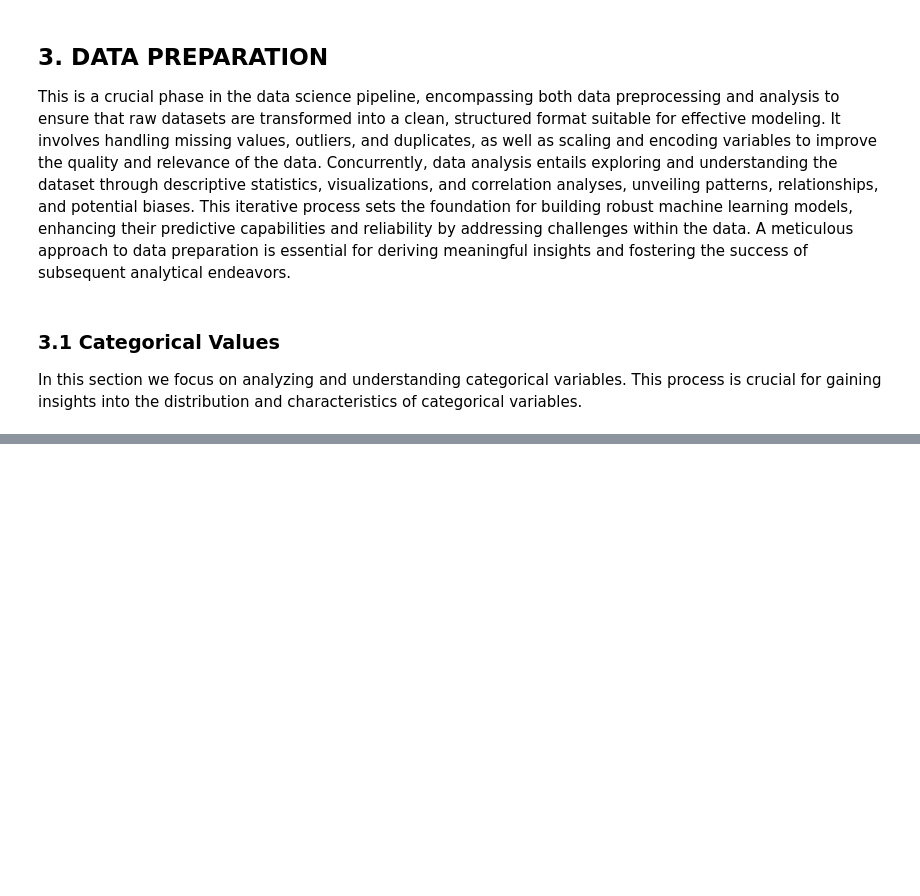
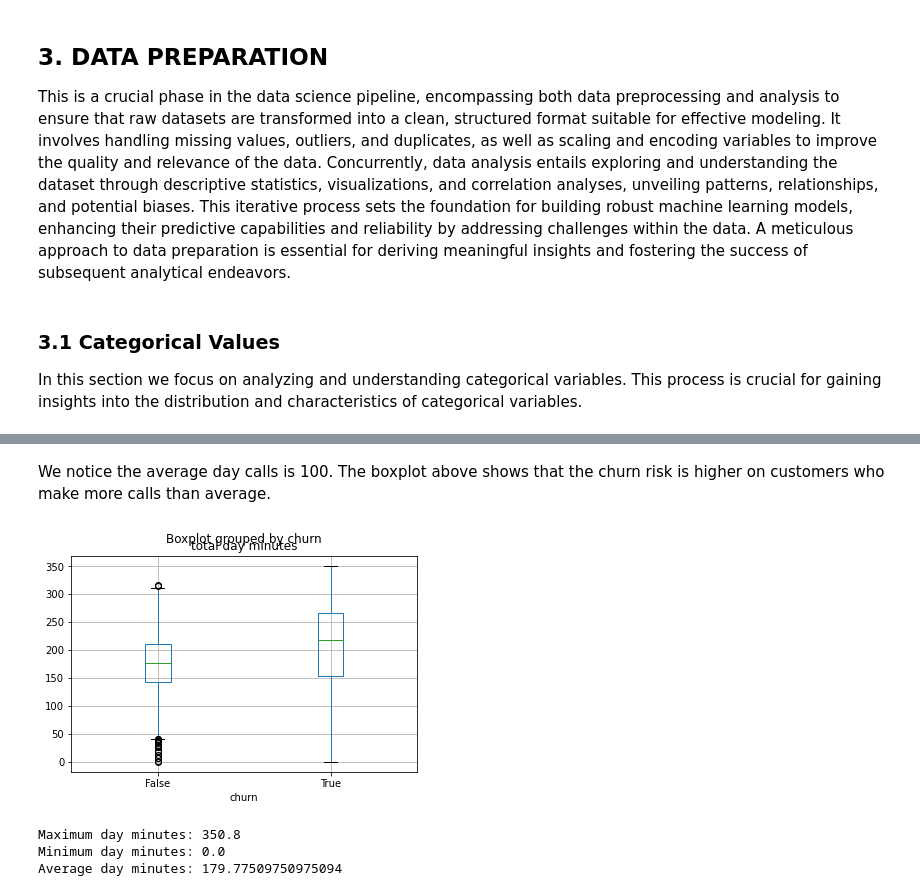
Before and after one commit to KamandeKarigi/Phase-3-Project, a Jupyter notebook: Phase3Project/index.ipynb, the cells around one changed output, grey strips where cells are left out. Cells and saved outputs as stored; diff of their text form; code cells hidden in the pictures; blank space fills up the shorter version.

```diff
--- a/Phase3Project/index.ipynb
+++ b/Phase3Project/index.ipynb
@@ -235,0 +286,15 @@ Name: voice mail plan, dtype: int64
+# %% [markdown]
+We notice the average day calls is 100. The boxplot above shows that the churn risk is higher on customers who make more calls than average.
+# %%
+# Checking relationship between the total day minutes and churn risk
+df1.boxplot(column = 'total day minutes', by = 'churn')
+plt.show()
+print("Maximum day minutes:" , df1['total day minutes'].max())
+
+print("Minimum day minutes:" , df1['total day minutes'].min())
+print("Average day minutes:" , df1['total day minutes'].mean())
+# %% [output]
+[figure, added]
+Maximum day minutes: 350.8
+Minimum day minutes: 0.0
+Average day minutes: 179.77509750975094
```
Also changed, not shown: parts of 28 cells of this notebook.
